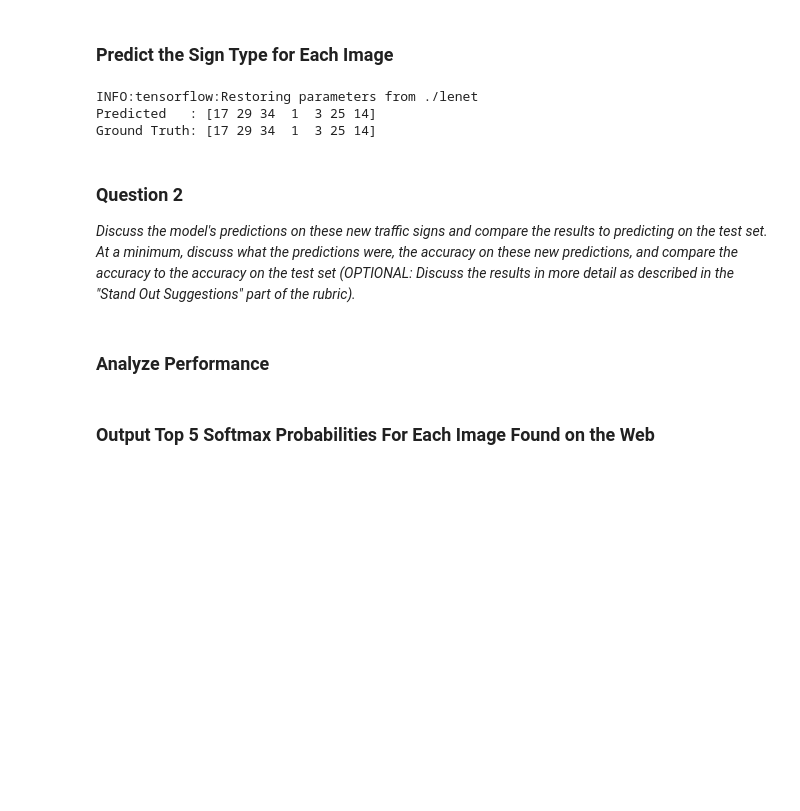
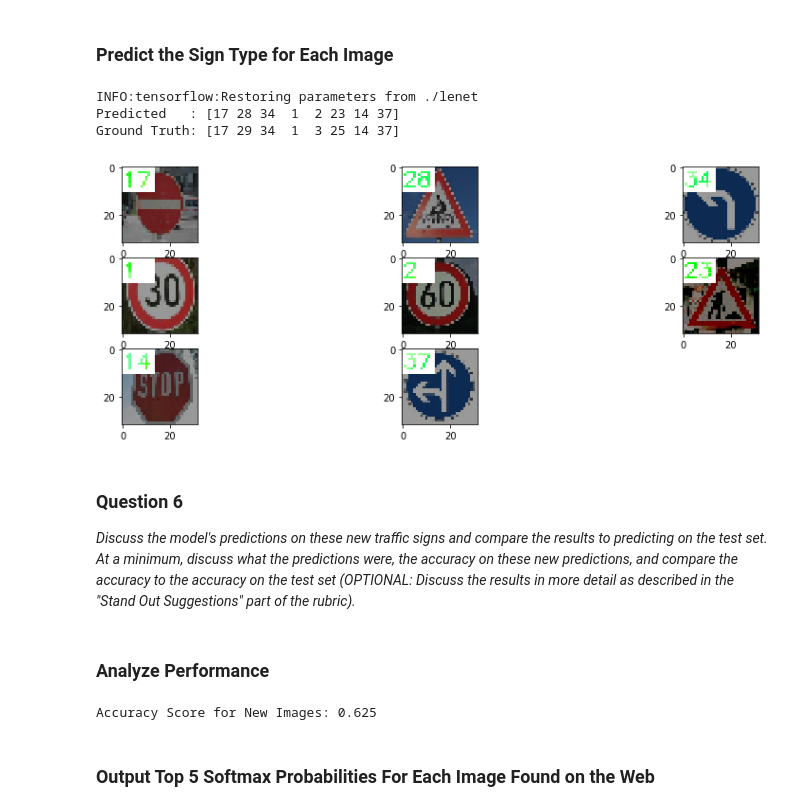
Before and after one commit to jinay1991/CarND-Traffic-Sign-Classifier-Project, a Jupyter notebook: Traffic_Sign_Classifier.ipynb, the cells around one changed output. Saved outputs shown, nothing was run; the diff lists cells and outputs as text; code cells hidden in the pictures; blank space fills up the shorter version.

```diff
--- a/Traffic_Sign_Classifier.ipynb
+++ b/Traffic_Sign_Classifier.ipynb
@@ -772,7 +734,7 @@ with tf.Session() as sess:
         for offset in range(0, num_examples, BATCH_SIZE):
             end = offset + BATCH_SIZE
             batch_x, batch_y = X_train[offset:end], y_train[offset:end]
-            sess.run(training_operation, feed_dict={x: batch_x, y: batch_y})
+            sess.run(training_operation, feed_dict={x: batch_x, y: batch_y, keep_prob: 0.5})
 
         training_accuracy, training_loss = evaluate(X_train, y_train)
         validation_accuracy, validation_loss = evaluate(X_valid, y_valid)
@@ -893,16 +879,26 @@ show_images(test_images, len(test_images), len(test_images),
 with tf.Session() as sess:
     saver.restore(sess, tf.train.latest_checkpoint('.'))
 
-    predicted_logits = sess.run(logits, feed_dict={x: test_images})
+    predicted_logits = sess.run(logits, feed_dict={x: test_images_pre, keep_prob: 1.0})
     output = np.argmax(predicted_logits, axis=1)
     print("Predicted   :", output)
     print("Ground Truth:", np.array(test_labels))
 # %% [output]
 INFO:tensorflow:Restoring parameters from ./lenet
-Predicted   : [17 29 34  1  3 25 14]
-Ground Truth: [17 29 34  1  3 25 14]
+Predicted   : [17 28 34  1  2 23 14 37]
+Ground Truth: [17 29 34  1  3 25 14 37]
+# %%
+for i in range(len(test_images)):
+    plt.subplot(3, 3, i + 1)
+    c = np.zeros_like(test_images[i])
+    cv2.rectangle(c, (0, 0), (13, 10), (255, 255, 255), -1)
+    cv2.putText(c, "%s" % (output[i]), (0, 8), cv2.FONT_HERSHEY_SIMPLEX, 0.30, (0, 255, 0), 1)
+    c = cv2.addWeighted(test_images[i], 0.6, c, 1.0, 0)
+    plt.imshow(c)
+# %% [output]
+[figure, added]
 # %% [markdown]
-### Question 2
+### Question 6
 
 *Discuss the model's predictions on these new traffic signs and compare the results to predicting on the test set. At a minimum, discuss what the predictions were, the accuracy on these new predictions, and compare the accuracy to the accuracy on the test set (OPTIONAL: Discuss the results in more detail as described in the "Stand Out Suggestions" part of the rubric).*
 # %% [markdown]
@@ -910,6 +906,11 @@ Ground Truth: [17 29 34  1  3 25 14]
 # %%
 ### Calculate the accuracy for these 5 new images.
 ### For example, if the model predicted 1 out of 5 signs correctly, it's 20% accurate on these new images.
+from sklearn.metrics import accuracy_score
+
+print("Accuracy Score for New Images: %s" % (accuracy_score(np.array(test_labels), output)))
+# %% [output]
+Accuracy Score for New Images: 0.625
 # %% [markdown]
 ### Output Top 5 Softmax Probabilities For Each Image Found on the Web
 # %% [markdown]
```
Also changed, not shown: parts of 30 cells of this notebook, 2 other files.
